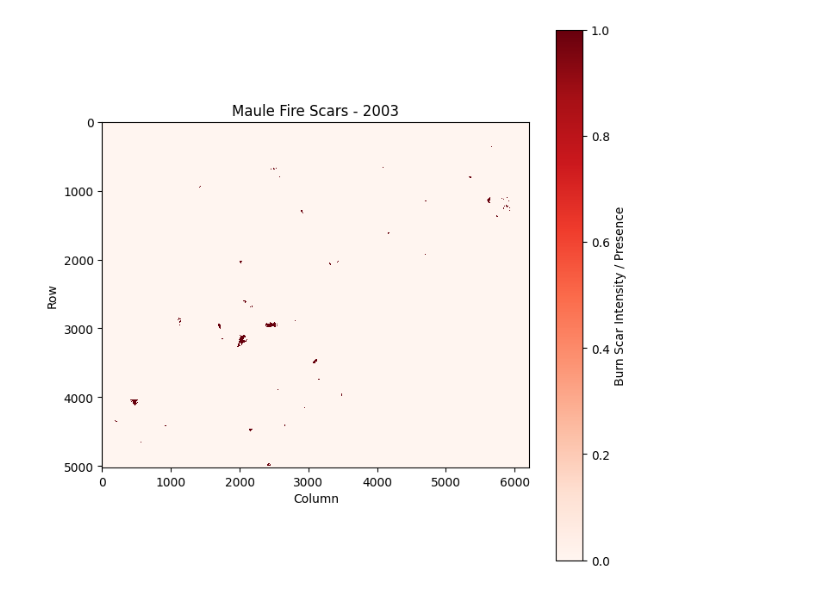
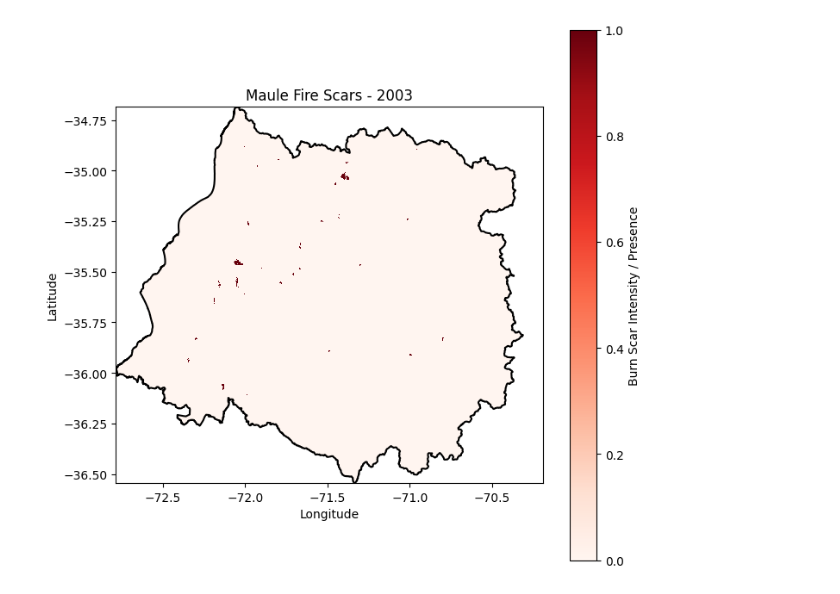
Before and after one commit to abbystokes/wildfire-risk-ml, a Jupyter notebook: merged_scars.ipynb, the cells around one changed output. Drawn from its saved outputs; the diff is of its cells as text; code cells hidden in the pictures.

```diff
--- a/merged_scars.ipynb
+++ b/merged_scars.ipynb
@@ -94,16 +152,27 @@ AttributeError: 'tuple' object has no attribute 'profile'
 # %%
-raster_path = "merged_rasters/Maule_FireScars_2003.tif"
-
+raster_path = "merged_rasters/Maule_FireScars_2010.tif"
+# Visualize example
 # Open and plot
 with rasterio.open(raster_path) as src:
-    data = src.read(1)  # Read the first band
+    data = src.read(1)
+    raster_crs = src.crs
+    raster_bounds = src.bounds
+
+    maule_poly = maule_poly.to_crs(raster_crs)
+
+    extent = [raster_bounds.left, raster_bounds.right, raster_bounds.bottom, raster_bounds.top] # For formating plot
+
     plt.figure(figsize=(8, 8))
-    plt.imshow(data, cmap='Reds', interpolation='none')
+    plt.imshow(data, cmap='Reds', interpolation='none', extent=[raster_bounds.left, raster_bounds.right, raster_bounds.bottom, raster_bounds.top])
     plt.colorbar(label="Burn Scar Intensity / Presence")
     plt.title("Maule Fire Scars - 2003")
-    plt.xlabel("Column")
-    plt.ylabel("Row")
+    plt.xlabel("Longitude")
+    plt.ylabel("Latitude")
+
+    # Plot Maule border
+    maule_poly.boundary.plot(ax=plt.gca(), edgecolor='black', linewidth=1.5)
+
     plt.grid(False)
     plt.show()
 # %% [output]
-[figure, old version]
+[figure, new version]
```
Also changed, not shown: parts of 23 cells of this notebook, 2 other files.
